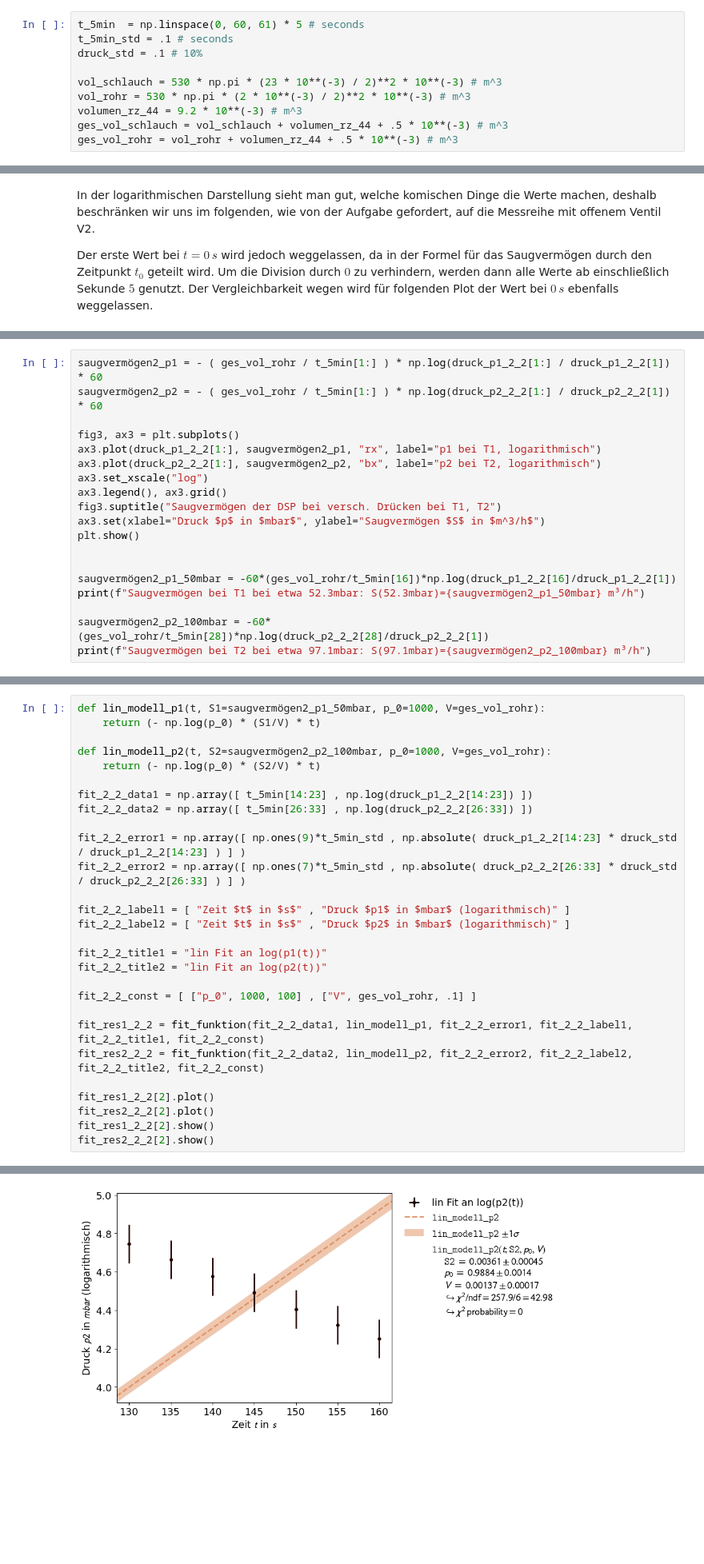
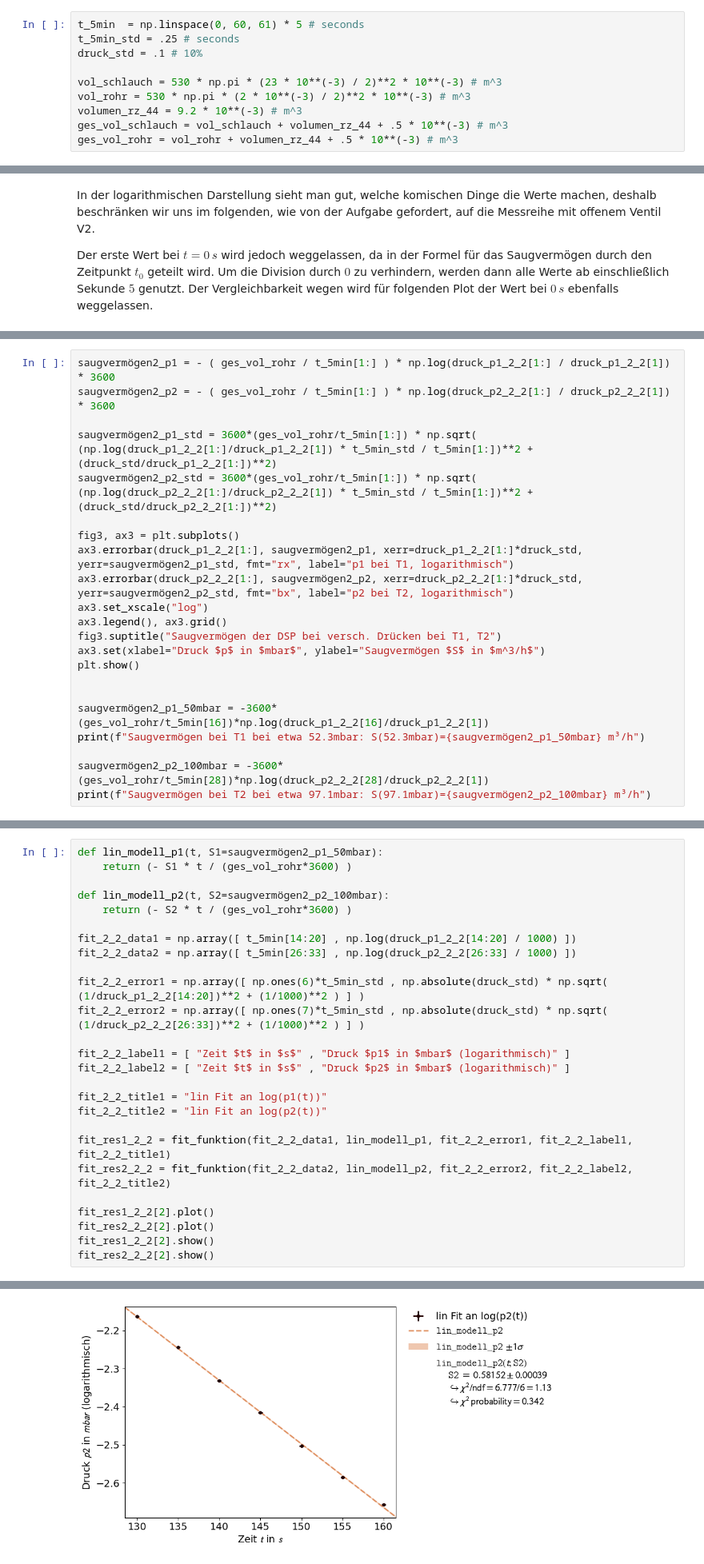
Before and after one commit to MRNock04/P2, a Jupyter notebook: Vakuum/Vakuum.ipynb, the cells around one changed output, grey strips where cells are left out. Shown at 80% size. Saved outputs shown, nothing was run; the diff lists cells and outputs as text; blank space fills up the shorter version.

```diff
--- a/Vakuum/Vakuum.ipynb
+++ b/Vakuum/Vakuum.ipynb
@@ -160,7 +160,7 @@ Evakuieren Sie die Apparatur mit Hilfe der DSP und stellen Sie die folgenden fun
 ---
 # %%
 t_5min  = np.linspace(0, 60, 61) * 5 # seconds
-t_5min_std = .1 # seconds
+t_5min_std = .25 # seconds
 druck_std = .1 # 10%
 
 vol_schlauch = 530 * np.pi * (23 * 10**(-3) / 2)**2 * 10**(-3) # m^3
@@ -344,10 +328,13 @@ for ax in ax2:
 # %%
-saugvermögen2_p1 = - ( ges_vol_rohr / t_5min[1:] ) * np.log(druck_p1_2_2[1:] / druck_p1_2_2[1]) * 60
-saugvermögen2_p2 = - ( ges_vol_rohr / t_5min[1:] ) * np.log(druck_p2_2_2[1:] / druck_p2_2_2[1]) * 60
+saugvermögen2_p1 = - ( ges_vol_rohr / t_5min[1:] ) * np.log(druck_p1_2_2[1:] / druck_p1_2_2[1]) * 3600
+saugvermögen2_p2 = - ( ges_vol_rohr / t_5min[1:] ) * np.log(druck_p2_2_2[1:] / druck_p2_2_2[1]) * 3600
+
+saugvermögen2_p1_std = 3600*(ges_vol_rohr/t_5min[1:]) * np.sqrt( (np.log(druck_p1_2_2[1:]/druck_p1_2_2[1]) * t_5min_std / t_5min[1:])**2 + (druck_std/druck_p1_2_2[1:])**2)
+saugvermögen2_p2_std = 3600*(ges_vol_rohr/t_5min[1:]) * np.sqrt( (np.log(druck_p2_2_2[1:]/druck_p2_2_2[1]) * t_5min_std / t_5min[1:])**2 + (druck_std/druck_p2_2_2[1:])**2)
 
 fig3, ax3 = plt.subplots()
-ax3.plot(druck_p1_2_2[1:], saugvermögen2_p1, "rx", label="p1 bei T1, logarithmisch")
-ax3.plot(druck_p2_2_2[1:], saugvermögen2_p2, "bx", label="p2 bei T2, logarithmisch")
+ax3.errorbar(druck_p1_2_2[1:], saugvermögen2_p1, xerr=druck_p1_2_2[1:]*druck_std, yerr=saugvermögen2_p1_std, fmt="rx", label="p1 bei T1, logarithmisch")
+ax3.errorbar(druck_p2_2_2[1:], saugvermögen2_p2, xerr=druck_p2_2_2[1:]*druck_std, yerr=saugvermögen2_p2_std, fmt="bx", label="p2 bei T2, logarithmisch")
 ax3.set_xscale("log")
 ax3.legend(), ax3.grid()
 fig3.suptitle("Saugvermögen der DSP bei versch. Drücken bei T1, T2")
@@ -355,9 +342,9 @@ ax3.set(xlabel="Druck $p$ in $mbar$", ylabel="Saugvermögen $S$ in $m^3/h$")
 plt.show()
 
 
-saugvermögen2_p1_50mbar = -60*(ges_vol_rohr/t_5min[16])*np.log(druck_p1_2_2[16]/druck_p1_2_2[1])
+saugvermögen2_p1_50mbar = -3600*(ges_vol_rohr/t_5min[16])*np.log(druck_p1_2_2[16]/druck_p1_2_2[1])
 print(f"Saugvermögen bei T1 bei etwa 52.3mbar: S(52.3mbar)={saugvermögen2_p1_50mbar} m³/h")
 
-saugvermögen2_p2_100mbar = -60*(ges_vol_rohr/t_5min[28])*np.log(druck_p2_2_2[28]/druck_p2_2_2[1])
+saugvermögen2_p2_100mbar = -3600*(ges_vol_rohr/t_5min[28])*np.log(druck_p2_2_2[28]/druck_p2_2_2[1])
 print(f"Saugvermögen bei T2 bei etwa 97.1mbar: S(97.1mbar)={saugvermögen2_p2_100mbar} m³/h")
 # %% [output]
@@ -379,17 +366,17 @@ genutzt.
 
 Für die tatsächliche Bestimmung von $S_1$ und $S_2$ gehen wir wie in 2.1 vor und nutzen die Modellfunktion in logarithmischer Darstellung:
 # %%
-def lin_modell_p1(t, S1=saugvermögen2_p1_50mbar, p_0=1000, V=ges_vol_rohr):
-    return (- np.log(p_0) * (S1/V) * t)
+def lin_modell_p1(t, S1=saugvermögen2_p1_50mbar):
+    return (- S1 * t / (ges_vol_rohr*3600) )
 
-def lin_modell_p2(t, S2=saugvermögen2_p2_100mbar, p_0=1000, V=ges_vol_rohr):
-    return (- np.log(p_0) * (S2/V) * t)
+def lin_modell_p2(t, S2=saugvermögen2_p2_100mbar):
+    return (- S2 * t / (ges_vol_rohr*3600) )
 
-fit_2_2_data1 = np.array([ t_5min[14:23] , np.log(druck_p1_2_2[14:23]) ])
-fit_2_2_data2 = np.array([ t_5min[26:33] , np.log(druck_p2_2_2[26:33]) ])
+fit_2_2_data1 = np.array([ t_5min[14:20] , np.log(druck_p1_2_2[14:20] / 1000) ])
+fit_2_2_data2 = np.array([ t_5min[26:33] , np.log(druck_p2_2_2[26:33] / 1000) ])
 
-fit_2_2_error1 = np.array([ np.ones(9)*t_5min_std , np.absolute( druck_p1_2_2[14:23] * druck_std / druck_p1_2_2[14:23] ) ] )
-fit_2_2_error2 = np.array([ np.ones(7)*t_5min_std , np.absolute( druck_p2_2_2[26:33] * druck_std / druck_p2_2_2[26:33] ) ] )
+fit_2_2_error1 = np.array([ np.ones(6)*t_5min_std , np.absolute(druck_std) * np.sqrt( (1/druck_p1_2_2[14:20])**2 + (1/1000)**2 ) ] )
+fit_2_2_error2 = np.array([ np.ones(7)*t_5min_std , np.absolute(druck_std) * np.sqrt( (1/druck_p2_2_2[26:33])**2 + (1/1000)**2 ) ] )
 
 fit_2_2_label1 = [ "Zeit $t$ in $s$" , "Druck $p1$ in $mbar$ (logarithmisch)" ]
 fit_2_2_label2 = [ "Zeit $t$ in $s$" , "Druck $p2$ in $mbar$ (logarithmisch)" ]
@@ -397,10 +384,8 @@ fit_2_2_label2 = [ "Zeit $t$ in $s$" , "Druck $p2$ in $mbar$ (logarithmisch)" ]
 fit_2_2_title1 = "lin Fit an log(p1(t))"
 fit_2_2_title2 = "lin Fit an log(p2(t))"
 
-fit_2_2_const = [ ["p_0", 1000, 100] , ["V", ges_vol_rohr, .1] ]
-
-fit_res1_2_2 = fit_funktion(fit_2_2_data1, lin_modell_p1, fit_2_2_error1, fit_2_2_label1, fit_2_2_title1, fit_2_2_const)
-fit_res2_2_2 = fit_funktion(fit_2_2_data2, lin_modell_p2, fit_2_2_error2, fit_2_2_label2, fit_2_2_title2, fit_2_2_const)
+fit_res1_2_2 = fit_funktion(fit_2_2_data1, lin_modell_p1, fit_2_2_error1, fit_2_2_label1, fit_2_2_title1)
+fit_res2_2_2 = fit_funktion(fit_2_2_data2, lin_modell_p2, fit_2_2_error2, fit_2_2_label2, fit_2_2_title2)
 
 fit_res1_2_2[2].plot()
 fit_res2_2_2[2].plot()
@@ -413 +396 @@ Warning: the cost function has been evaluated as infinite. The fit might not con
-[figure, old version]
+[figure, new version]
```
Also changed, not shown: parts of 22 cells of this notebook.
